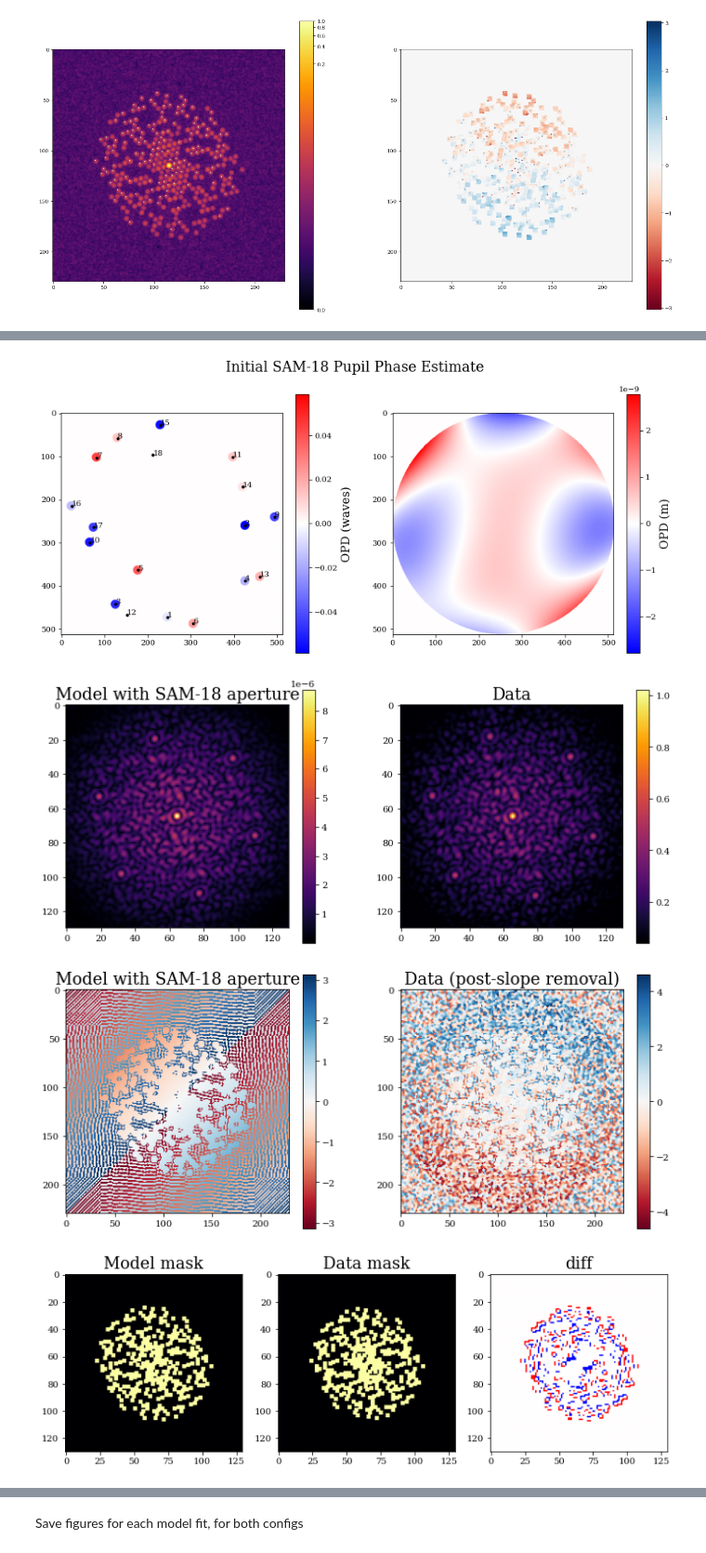
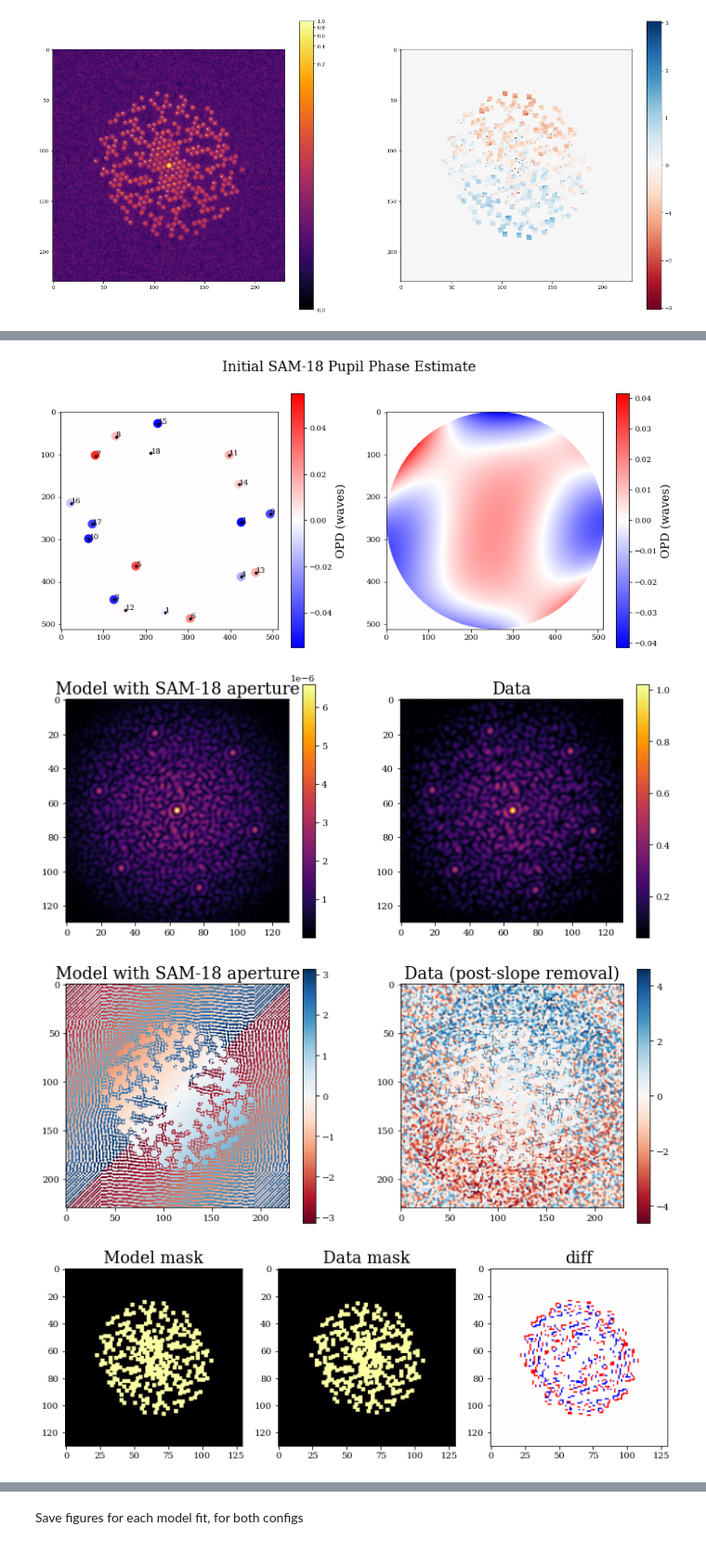
Before and after one commit to TolimanSpace/toliman_dp_design_testing, a Jupyter notebook: System_Aberrations.ipynb, the cells around one changed output, grey strips where cells are left out. Shown at 93% size. Cells and saved outputs as stored; diff of their text form; code cells hidden in the pictures.

```diff
--- a/System_Aberrations.ipynb
+++ b/System_Aberrations.ipynb
@@ -493,7 +493,7 @@ spider_imgs = np.asarray([np.flip(np.load(data_dir+img_fname)) for img_fname in
 
 bckgnds = []
 
-n_frames = 3#imgs[0].shape[0]   #number of frames to perform phase retrieval on
+n_frames = 2#imgs[0].shape[0]   #number of frames to perform phase retrieval on
 step_sz = int(imgs[0].shape[0]/n_frames) # step size for frames (equally spaced frame grabs)
 print(imgs[0].shape)
 # %% [output]
@@ -905,18 +888,22 @@ if ph_prior:
 
     # estimate zernike coefficients from this phase
     Zbasis = basis.reshape(basis.shape[0], -1).T
-    est_coeffs = jnp.linalg.lstsq(Zbasis, (sam18_init_basis).reshape(-1,1), rcond=None)[0]
+    Zbasis = Zbasis.at[:,0].set(Zbasis[:,0]*1/5) # defocus prior (weight it to guide the recon init)
+    # est_coeffs = jnp.linalg.lstsq(Zbasis, (sam18_init_basis).reshape(-1,1), rcond=None)[0]
+    est_coeffs = jnp.linalg.pinv(Zbasis)@(sam18_init_basis).reshape(-1,1) # in nm to help LLS
+    est_coeffs *= 10 # off by like a factor of 10idk why
     initZbasis = jnp.sum(basis * est_coeffs.reshape(-1,1,1), axis=0)
 
     plt.subplot(1,2,2)
-    plt.imshow(initZbasis, cmap='bwr', norm=CenteredNorm())
-    plt.colorbar(label="OPD (m)")
+    plt.imshow(initZbasis/red_laser_wl, cmap='bwr', norm=CenteredNorm())
+    plt.colorbar(label="OPD (waves)")
     plt.suptitle("Initial SAM-18 Pupil Phase Estimate")
 
 
     # OR instantiate model
     layers = [
-        ('intensity', dl.layers.TransmissiveLayer(transmission=intensity_dist, normalise=False)),
+        # ('intensity', dl.layers.TransmissiveLayer(transmission=intensity_dist, normalise=False)),
+        ('intensity', GaussTransmissiveLayer(gaussian_param=jnp.array([0.1,0.1,20e-3,15e-3,0.5,0]), pixel_coords=coords)),
         ('sam18', TransmissiveLayer(transmission=sam18_trans, normalise=False)),
         ('aperture', dl.layers.BasisOptic(basis=basis, coefficients=coeffs, transmission=None, normalise=False)),
     ]
@@ -949,37 +936,37 @@ if ph_prior:
     plt.subplot(1,2,2)
     plt.title("Data (post-slope removal)")
     # _, _, ph = compute_complex_vis(norm_linear_sam18_ph[0])
     ph = norm_linear_sam18_ph[0]
     plt.imshow(ph, norm=CenteredNorm(), cmap='RdBu')
     plt.colorbar()
 
     splodges = np.abs(jnp.fft.fftshift(jnp.fft.fft2(jnp.fft.fftshift(psf))))**2
     eg_splodge = np.abs(jnp.fft.fftshift(jnp.fft.fft2(jnp.fft.fftshift(linear_spider[0]))))**2
 
     norm = mcolors.Normalize(vmin=0, vmax=1)
     splodges_norm = norm(splodges/splodges.max())
     eg_splodge_norm = norm(eg_splodge/eg_splodge.max())
 
     splodges_mask = dummy_splodge_mask(splodges_norm, min_peak=1e-4, radius=2, prox_thresh=1)
     eg_splodge_mask = dummy_splodge_mask(eg_splodge_norm, min_peak=1e-4, radius=2, prox_thresh=1)
 
 
     plt.figure(figsize=(12,5))
     plt.subplot(1,3,1)
     plt.title("Model mask")
     plt.imshow(splodges_mask)
     plt.subplot(1,3,2)
     plt.title("Data mask")
     plt.imshow(eg_splodge_mask)
     plt.subplot(1,3,3)
     diff = splodges_mask - eg_splodge_mask
     plt.title("diff")
     plt.imshow(diff, cmap='bwr', norm=CenteredNorm())
 # %% [output]
-[figure, old version]
+[figure, new version]
-[figure, old version]
+[figure, new version]
 [figure]
-[figure, old version]
+[figure, new version]
 # %%
 # Create models - one per frame of data
 # if ph_prior:
```
Also changed, not shown: parts of 20 cells of this notebook, 1 other file.
